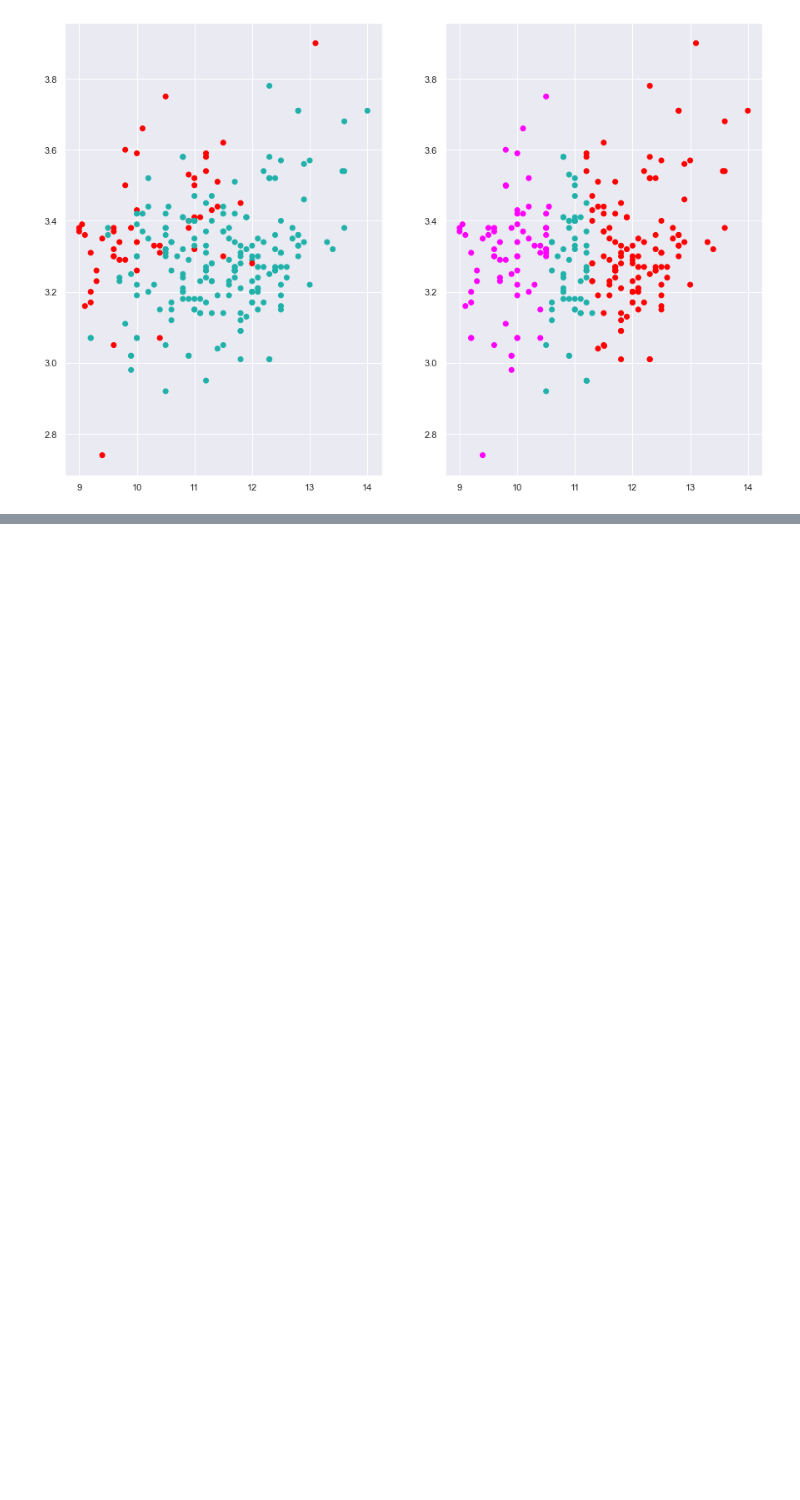
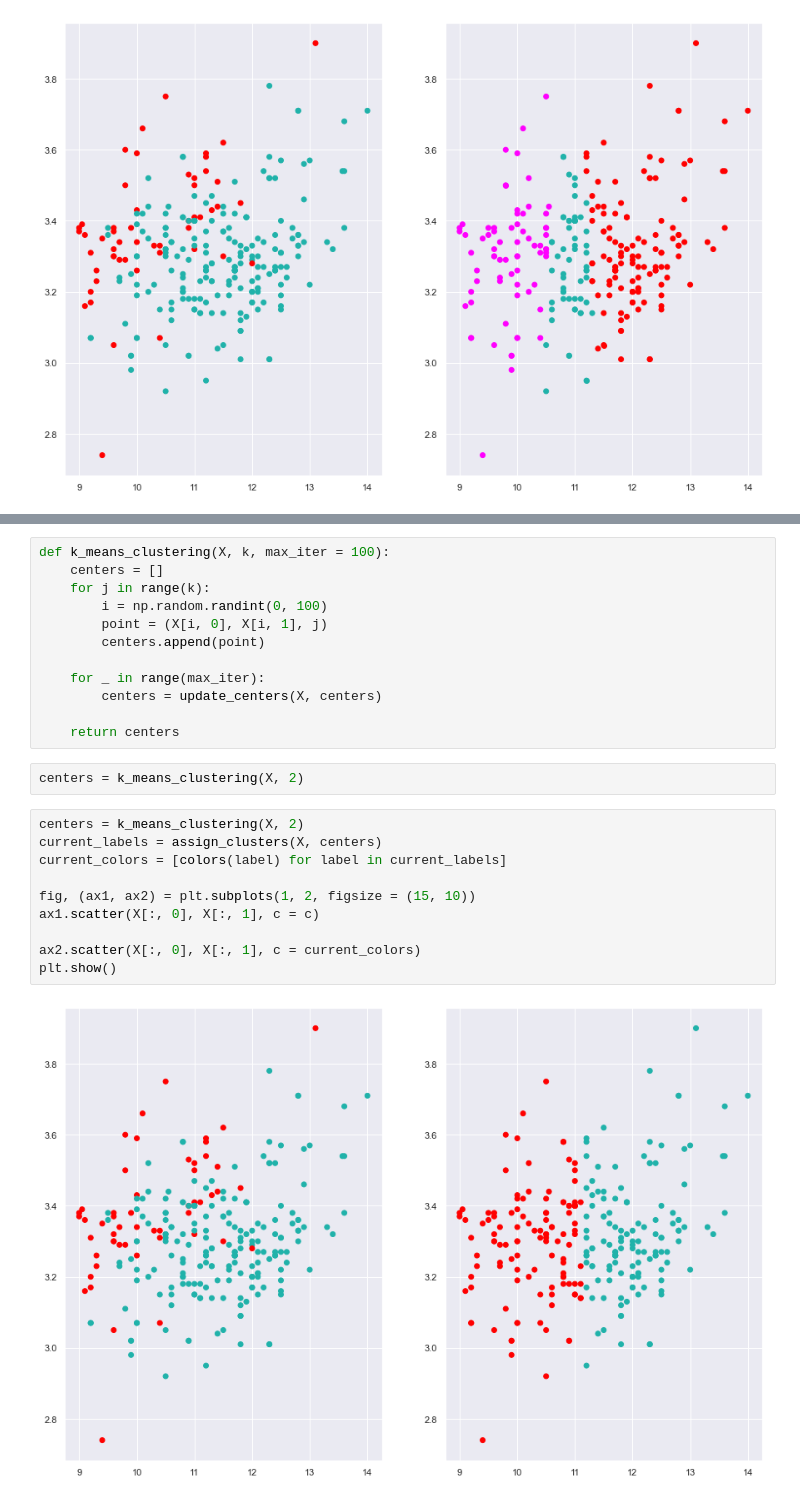
Before and after one commit to arpitag2/INDE-577---Data-Science-and-Machine-Learning, a Jupyter notebook: Unsupervised Learning/K-Means Clustering.ipynb, the cells around one changed output, grey strips where cells are left out. Saved outputs shown, nothing was run; the diff lists cells and outputs as text; blank space fills up the shorter version.

```diff
--- a/Unsupervised Learning/K-Means Clustering.ipynb
+++ b/Unsupervised Learning/K-Means Clustering.ipynb
@@ -76,0 +118,26 @@ plt.show()
+# %%
+def k_means_clustering(X, k, max_iter = 100):
+    centers = []
+    for j in range(k):
+        i = np.random.randint(0, 100)
+        point = (X[i, 0], X[i, 1], j)
+        centers.append(point)
+
+    for _ in range(max_iter):
+        centers = update_centers(X, centers)
+
+    return centers
+# %%
+centers = k_means_clustering(X, 2)
+# %%
+centers = k_means_clustering(X, 2)
+current_labels = assign_clusters(X, centers)
+current_colors = [colors(label) for label in current_labels]
+
+fig, (ax1, ax2) = plt.subplots(1, 2, figsize = (15, 10))
+ax1.scatter(X[:, 0], X[:, 1], c = c)
+
+ax2.scatter(X[:, 0], X[:, 1], c = current_colors)
+plt.show()
+# %% [output]
+[figure, added]
```
Also changed, not shown: parts of 4 cells of this notebook, 7 other files.
